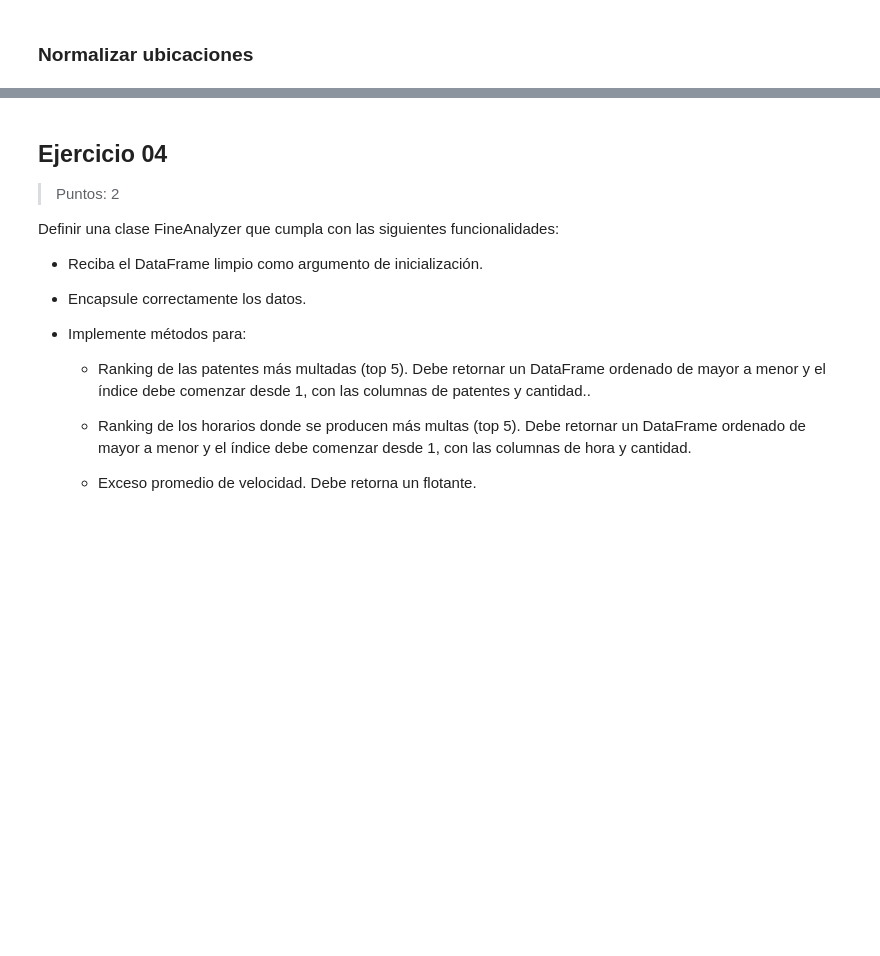
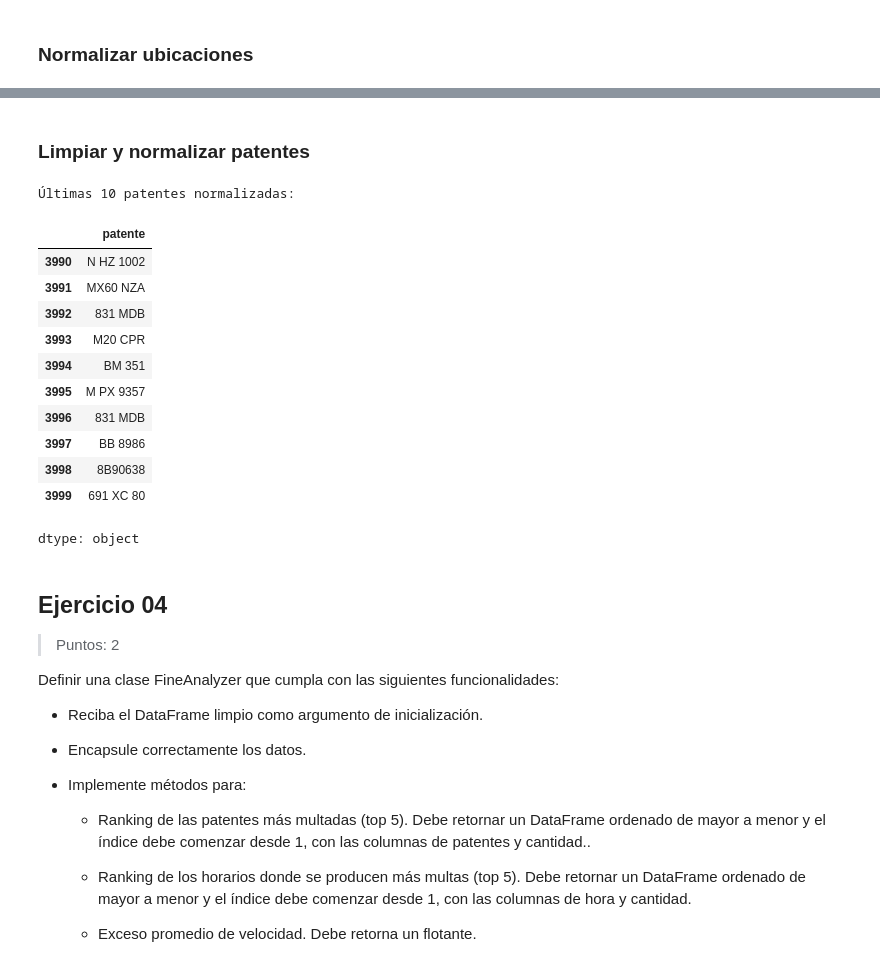
Before and after one commit to ExComando/urban_flow, a Jupyter notebook: 01_Urban_Flow-DARDO DARIO CALLADO.ipynb, the cells around one changed output, grey strips where cells are left out. Cells and saved outputs as stored; diff of their text form; code cells hidden in the pictures; blank space fills up the shorter version.

```diff
--- a/01_Urban_Flow-DARDO DARIO CALLADO.ipynb
+++ b/01_Urban_Flow-DARDO DARIO CALLADO.ipynb
@@ -340,4 +342,32 @@ Primeras 10 ubicaciones normalizadas:
 dtype: object
+# %% [markdown]
+### Limpiar y normalizar patentes
+# %%
+ #Quitar caracteres especiales:
+df['patente'] = df['patente'].str.replace(r'[^a-zA-Z0-9\s]', '', regex=True)
+# Completo los vacíos con pd.NA
+df['patente'] = df['patente'].replace('', pd.NA)
+# Completo los erróneos con pd.NA
+df['patente'] = df['patente'].fillna(pd.NA)
+
+df['patente'].str.upper()
+
+print("Últimas 10 patentes normalizadas:")
+df['patente'].tail(10)
+# %% [output]
+Últimas 10 patentes normalizadas:
+|  | patente |
+| 3990 | N HZ 1002 |
+| 3991 | MX60 NZA |
+| 3992 | 831 MDB |
+| 3993 | M20 CPR |
+| 3994 | BM 351 |
+| 3995 | M PX 9357 |
+| 3996 | 831 MDB |
+| 3997 | BB 8986 |
+| 3998 | 8B90638 |
+| 3999 | 691 XC 80 |
+dtype: object
 # %% [markdown]
 ## Ejercicio 04
 
```
Also changed, not shown: parts of 2 cells of this notebook.
